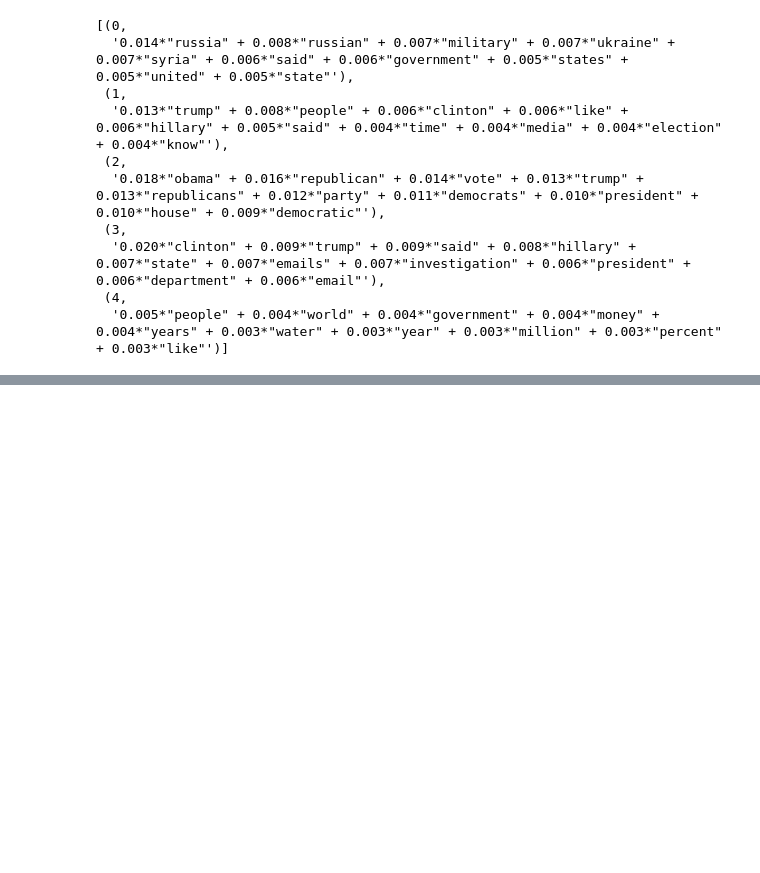
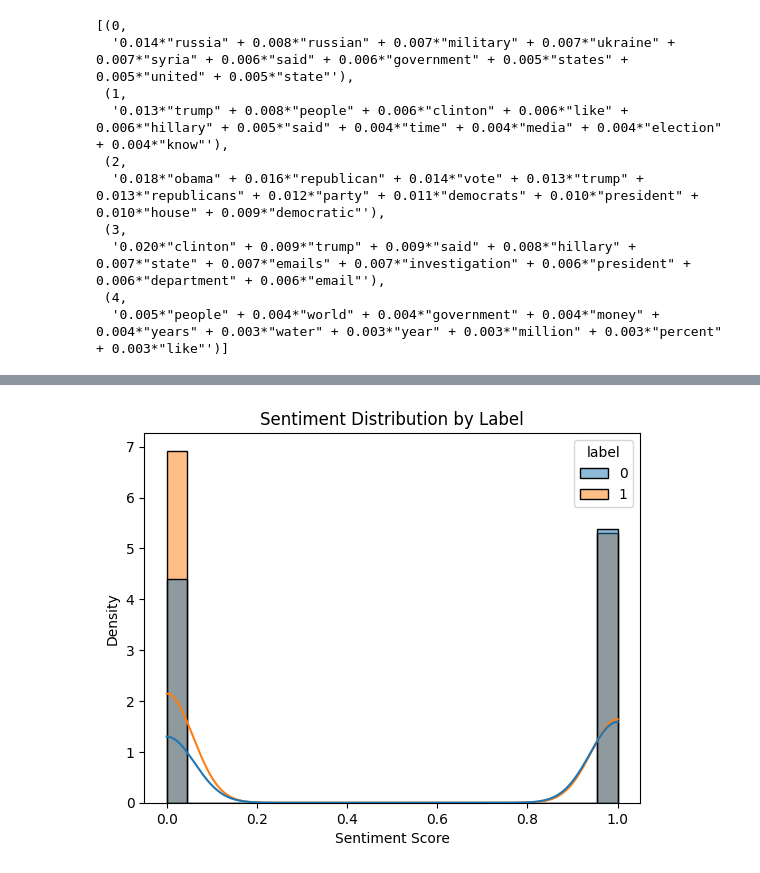
Before and after one commit to Ankuraxz/CanisData, a Jupyter notebook: Dataprocessing.ipynb, the cells around one changed output, grey strips where cells are left out. Cells and saved outputs as stored; diff of their text form; code cells hidden in the pictures; blank space fills up the shorter version.

```diff
--- a/Dataprocessing.ipynb
+++ b/Dataprocessing.ipynb
@@ -240,0 +300,18 @@ lda_model.print_topics()
+# %%
+#Sentiment distribution: Similar to vader score, you can use a histogram to show the distribution of sentiment scores. You can also overlay the histogram with density plots for fake and real news
+
+import seaborn as sns
+import matplotlib.pyplot as plt
+
+# Plot histogram with density plots
+sns.histplot(data=df, x='sentiment', hue='label', stat="density", kde=True)
+
+# Add title and labels
+plt.title('Sentiment Distribution by Label')
+plt.xlabel('Sentiment Score')
+plt.ylabel('Density')
+
+# Show plot
+plt.show()
+# %% [output]
+[figure, added]
```
Also changed, not shown: parts of 17 cells of this notebook.
